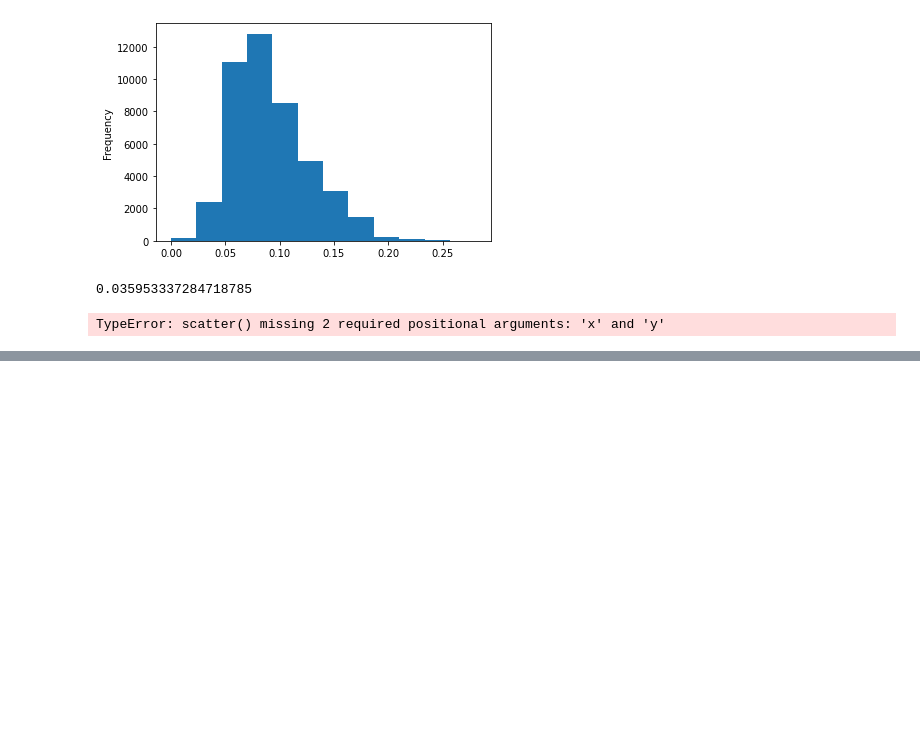
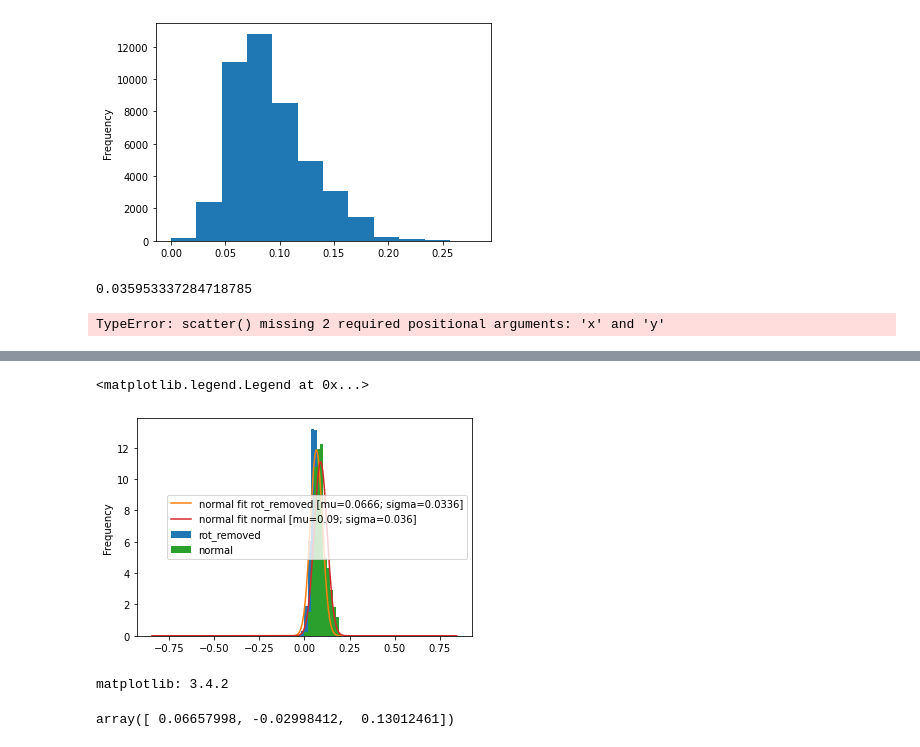
Before and after one commit to RealAlpha/nav_test_py, a Jupyter notebook: accel_data_experimentationn.ipynb, the cells around one changed output, grey strips where cells are left out. Drawn from its saved outputs; the diff is of its cells as text; code cells hidden in the pictures; blank space fills up the shorter version.

Commit message:
Various other rotation/accelerometer data analysis tried

```diff
--- a/accel_data_experimentationn.ipynb
+++ b/accel_data_experimentationn.ipynb
@@ -87,0 +85,3 @@ plt.plot(x_fftfreq[i], 10 * np.log10(x_psd[i]))
+# %%
+# Obtain a second dataframe that doesn't remove gravity so we can perform angle analysis as well
+df_with_g = pandas.read_feather('data_dump.bin')
@@ -87,0 +105,16 @@ plt.plot(x_fftfreq[i], 10 * np.log10(x_psd[i]))
+# %%
+def get_rotation_matrix(yaw, pitch, roll):
+    return np.array([
+        [np.cos(roll) * np.cos(pitch), np.cos(pitch) * np.sin(roll), -np.sin(pitch)],
+        [np.cos(roll) * np.sin(yaw) * np.sin(pitch) - np.cos(yaw) * np.sin(roll),
+         np.cos(yaw) * np.cos(roll) + np.sin(yaw) * np.sin(roll) * np.sin(pitch), np.cos(pitch) * np.sin(yaw)],
+        [np.sin(yaw) * np.sin(roll) + np.cos(yaw) * np.cos(roll) * np.sin(pitch),
+         np.cos(yaw) * np.sin(roll) * np.sin(pitch) - np.cos(roll) * np.sin(yaw), np.cos(yaw) * np.cos(pitch)]])
+
+
+# Attempt to remove rotation from the dataframe
+rot_removed_df = df @ get_rotation_matrix(0, -pitch, -roll)
+rot_removed_df.columns = ['x', 'y', 'z']
+
+
+print(f"original: {df.describe()}\n\nrot_removed: {rot_removed_df.describe()}")
@@ -87,0 +150,31 @@ plt.plot(x_fftfreq[i], 10 * np.log10(x_psd[i]))
+# %%
+# Plot histograms to compare the effects of removing noise
+def plot_hist(df_to_use, name=''):
+    df_to_use['x'].plot.hist(bins=16, density=True, label=name)
+    mu = np.average(df_to_use['x'])
+    sigma = np.std(df_to_use['x'])
+
+    #x = np.linspace(stats.norm.ppf(0.01),
+    #                stats.norm.ppf(0.99), 1000)
+    x = np.linspace(stats.norm.ppf(0.2),
+                    stats.norm.ppf(0.8), 10000)
+
+    plt.plot(x, stats.norm.pdf(x, mu, sigma), label=f'normal fit {name} [mu={mu:.3}; sigma={sigma:.3}]')
+
+plot_hist(rot_removed_df, 'rot_removed')
+plot_hist(df, 'normal')
+plt.legend()
+# %% [output]
+<matplotlib.legend.Legend at 0x...>
+[figure, added]
+# %%
+import matplotlib
+print('matplotlib: {}'. format(matplotlib. __version__))
+# %% [output]
+matplotlib: 3.4.2
+# %%
+# Compute new gain to get averages on the 0
+new_gain = np.average(rot_removed_df + np.array([0, 0, 1]), 0)
+new_gain
+# %% [output]
+array([ 0.06657998, -0.02998412,  0.13012461])
```
Also changed, not shown: parts of 8 cells of this notebook.
